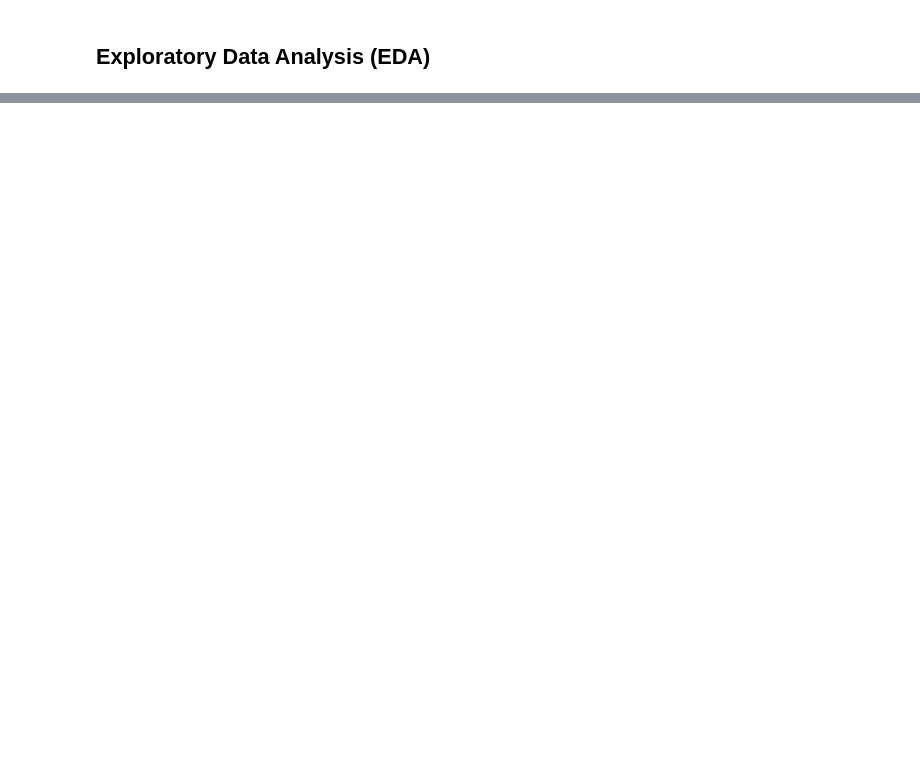
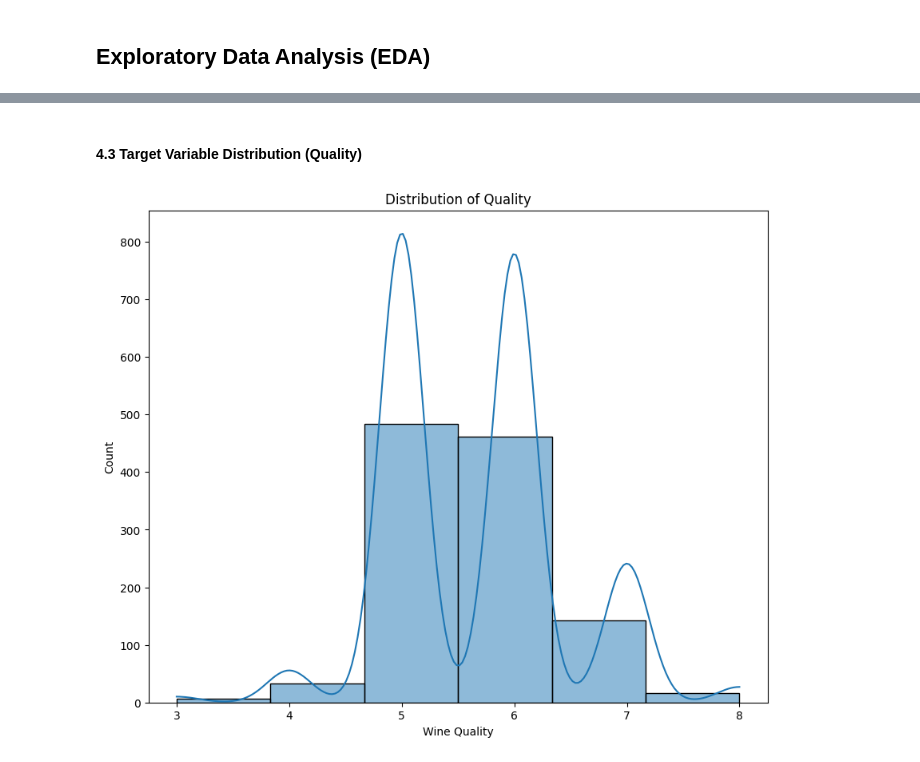
Before and after one commit to iammuhammadhassaaan/ML-Projects, a Jupyter notebook: 04_wine_quality_prediction/notebooks/01_wine_quality_prediction.ipynb, the cells around one changed output, grey strips where cells are left out. Drawn from its saved outputs; the diff is of its cells as text; code cells hidden in the pictures; blank space fills up the shorter version.

```diff
--- a/04_wine_quality_prediction/notebooks/01_wine_quality_prediction.ipynb
+++ b/04_wine_quality_prediction/notebooks/01_wine_quality_prediction.ipynb
@@ -131,0 +495,12 @@ import pickle
+# %% [markdown]
+#### 4.3 Target Variable Distribution (Quality)
+# %%
+# visualizing the distribution of the target variable (Quality)
+plt.figure(figsize=(10,8))
+sns.histplot(df['quality'], kde=True, bins=6)
+plt.title('Distribution of Quality')
+plt.xlabel("Wine Quality")
+plt.ylabel("Count")
+plt.show()
+# %% [output]
+[figure, added]
```
Also changed, not shown: parts of 66 cells of this notebook.
